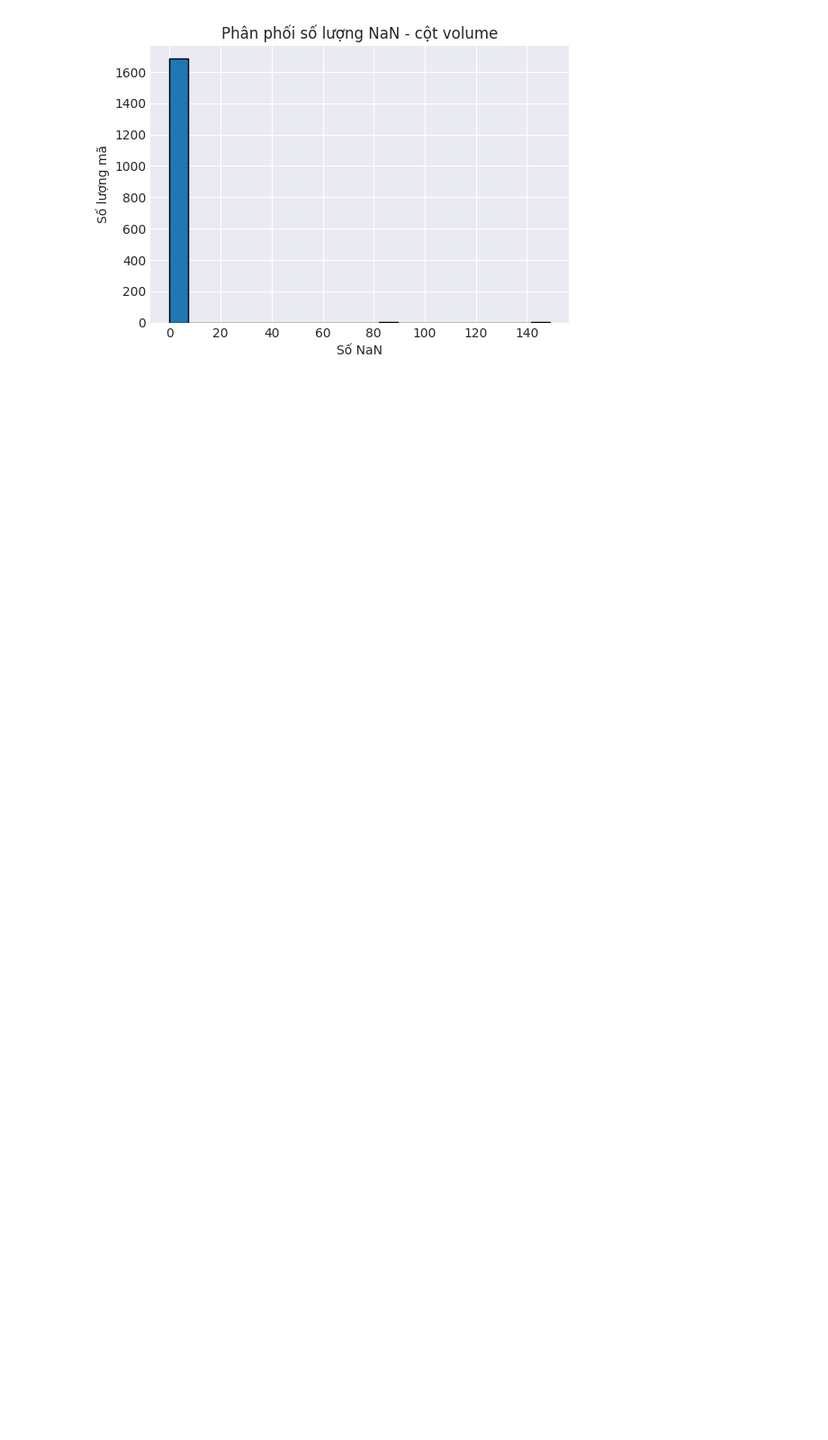
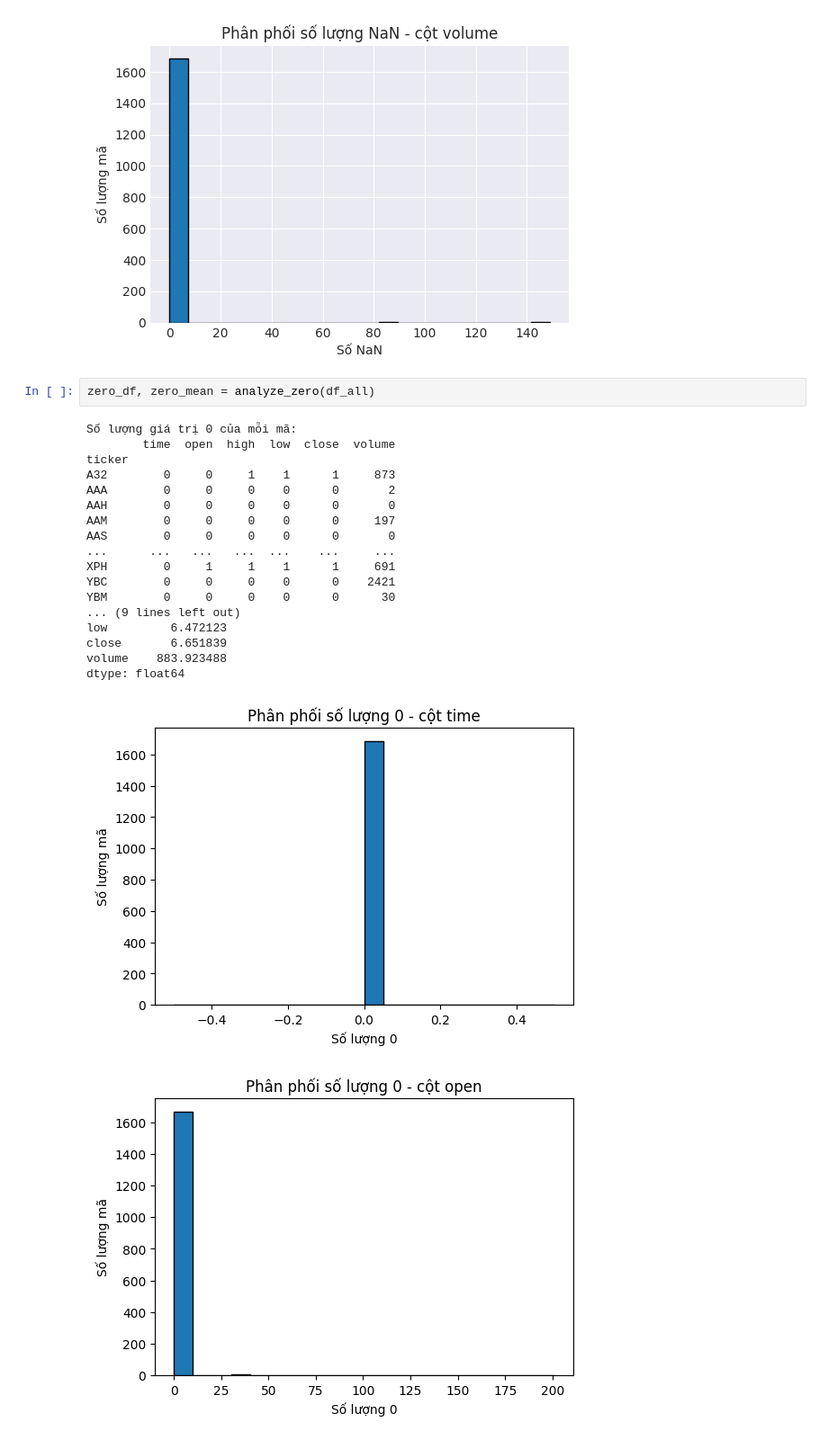
Before and after one commit to lengoctuong/TF-Algo-Trading, a Jupyter notebook: test.ipynb, the cells around one changed output. Shown at 90% size. Cells and saved outputs as stored; diff of their text form; blank space fills up the shorter version.

```diff
--- a/test.ipynb
+++ b/test.ipynb
@@ -619,3 +894,25 @@ dtype: float64
 [figure]
 [figure]
 [figure]
+# %%
+zero_df, zero_mean = analyze_zero(df_all)
+# %% [output]
+Số lượng giá trị 0 của mỗi mã:
+        time  open  high  low  close  volume
+ticker
+A32        0     0     1    1      1     873
+AAA        0     0     0    0      0       2
+AAH        0     0     0    0      0       0
+AAM        0     0     0    0      0     197
+AAS        0     0     0    0      0       0
+...      ...   ...   ...  ...    ...     ...
+XPH        0     1     1    1      1     691
+YBC        0     0     0    0      0    2421
+YBM        0     0     0    0      0      30
+... (9 lines left out)
+low         6.472123
+close       6.651839
+volume    883.923488
+dtype: float64
+[figure, added]
+[figure, added]
```
Also changed, not shown: parts of 29 cells of this notebook, 5 other files.
